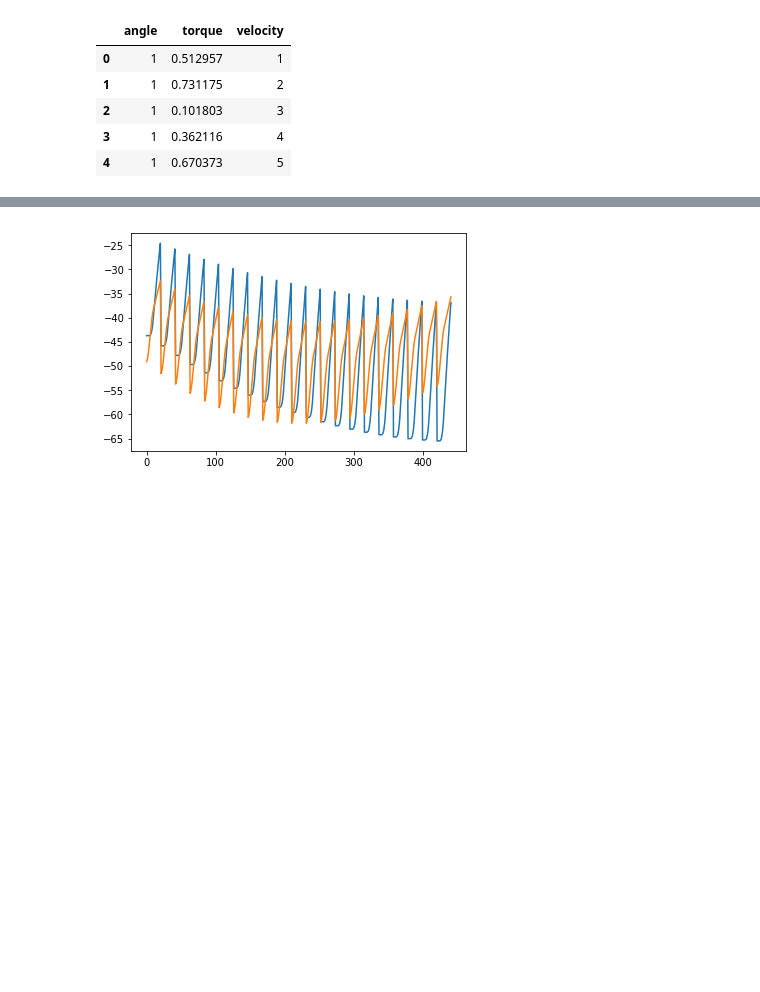
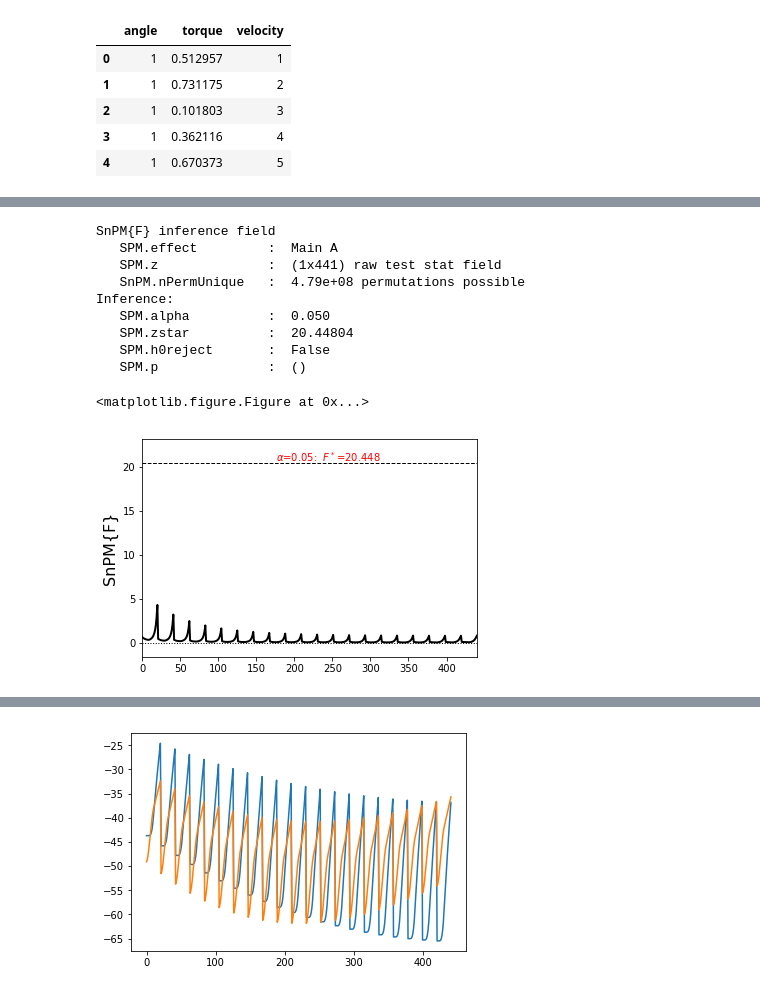
Before and after one commit to romainmartinez/envergo, a Jupyter notebook: 1_spm.ipynb, the cells around one changed output, grey strips where cells are left out. Saved outputs shown, nothing was run; the diff lists cells and outputs as text; code cells hidden in the pictures; blank space fills up the shorter version.

Commit message:
non parametric anova 1 rm

```diff
--- a/1_spm.ipynb
+++ b/1_spm.ipynb
@@ -83,0 +104,24 @@ for position in torque:
+# %%
+alpha = 0.05
+spm = spm1d.stats.nonparam.anova1rm(y, positions, participants)
+spmi = spm.inference(alpha, iterations=10000)
+print(spmi)
+
+f = plt.figure()
+spmi.plot()
+spmi.plot_p_values()
+spmi.plot_threshold_label()
+plt.show()
+f.savefig('foo.png', bbox_inches='tight')
+# %% [output]
+SnPM{F} inference field
+   SPM.effect         :  Main A
+   SPM.z              :  (1x441) raw test stat field
+   SnPM.nPermUnique   :  4.79e+08 permutations possible
+Inference:
+   SPM.alpha          :  0.050
+   SPM.zstar          :  20.44804
+   SPM.h0reject       :  False
+   SPM.p              :  ()
+<matplotlib.figure.Figure at 0x...>
+[figure, added]
```
Also changed, not shown: parts of 7 cells of this notebook, 1 other file.
